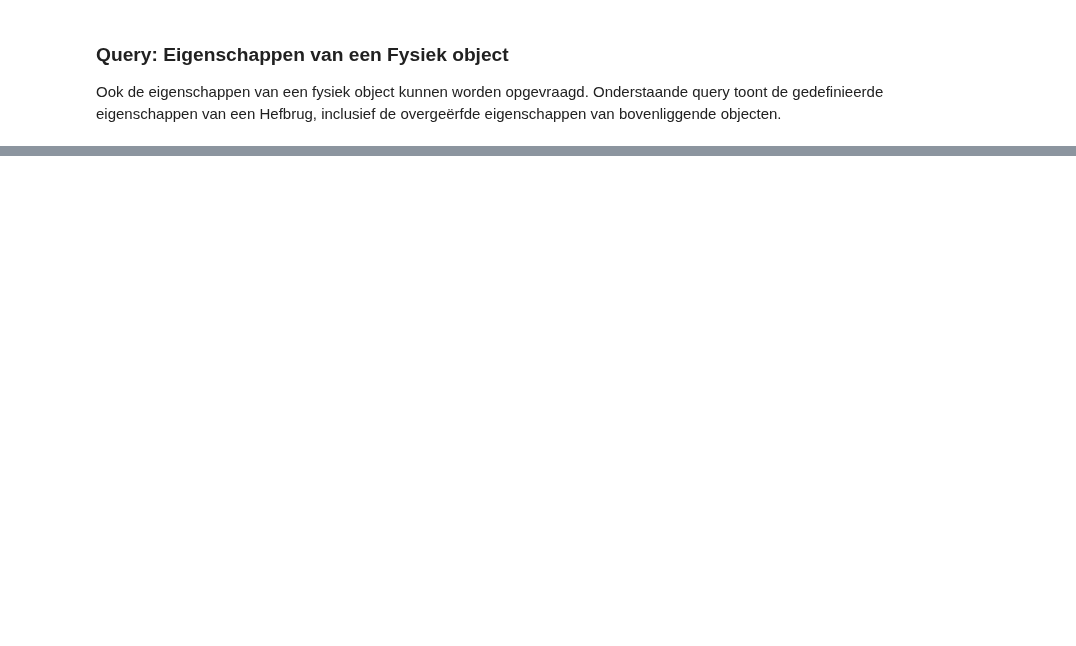
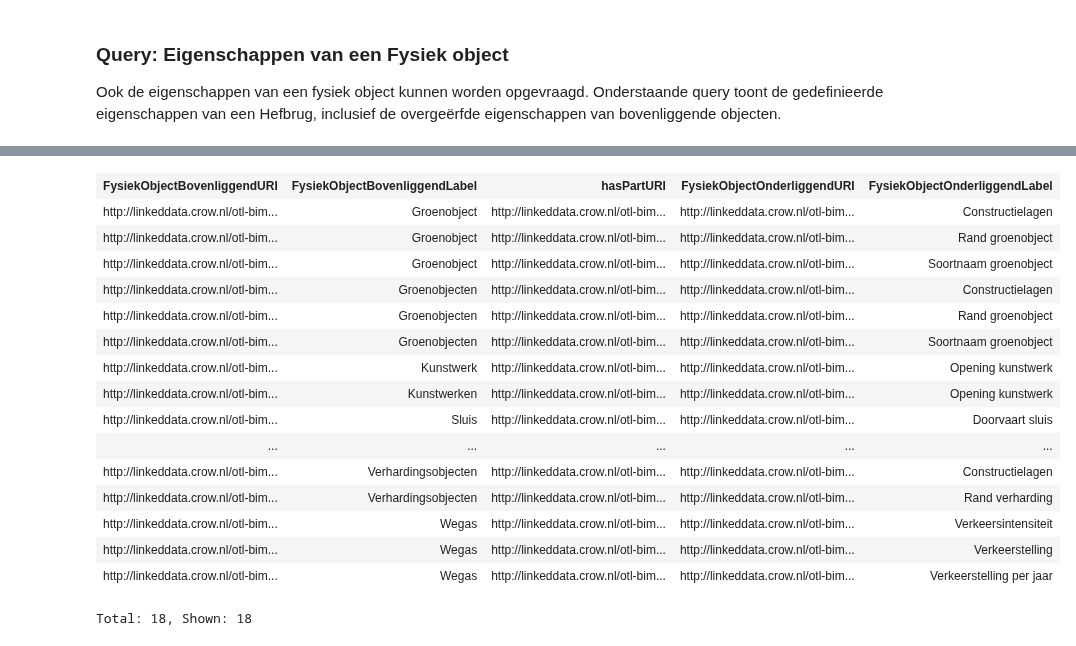
Before and after one commit to Stichting-CROW/imbor, a Jupyter notebook: docs/SPARQL-voorbeelden.ipynb, the cells around one changed output, grey strips where cells are left out. Saved outputs shown, nothing was run; the diff lists cells and outputs as text; code cells hidden in the pictures; blank space fills up the shorter version.

```diff
--- a/docs/SPARQL-voorbeelden.ipynb
+++ b/docs/SPARQL-voorbeelden.ipynb
@@ -246,0 +223,37 @@ Total: 18, Shown: 18
+# %%
+PREFIX rdfs: <http://www.w3.org/2000/01/rdf-schema#>
+PREFIX bs: <https://w3id.org/de/basicsemantics#>
+PREFIX skos: <http://www.w3.org/2004/02/skos/core#>
+
+SELECT ?FysiekObjectBovenliggendURI ?FysiekObjectBovenliggendLabel ?hasPartURI ?FysiekObjectOnderliggendURI ?FysiekObjectOnderliggendLabel
+WHERE {
+# Selecteer alleen properties die een specialisatie zijn van hasPart uit de NTA8035 ...
+    ?hasPartURI rdfs:subPropertyOf bs:hasPart .
+
+# ... en vanaf welk object die relatie loopt ...
+    ?hasPartURI rdfs:domain ?FysiekObjectBovenliggendURI .
+# ... en naar welk object die relatie loopt ...
+    ?hasPartURI rdfs:range ?FysiekObjectOnderliggendURI .
+# ... en laat de preferred labels van de objecten zien ...
+    ?FysiekObjectBovenliggendURI skos:prefLabel ?FysiekObjectBovenliggendLabel .
+    ?FysiekObjectOnderliggendURI skos:prefLabel ?FysiekObjectOnderliggendLabel .
+}
+ORDER BY ?FysiekObjectBovenliggendLabel ?FysiekObjectOnderliggendLabel
+# %% [output]
+| FysiekObjectBovenliggendURI | FysiekObjectBovenliggendLabel | hasPartURI | FysiekObjectOnderliggendURI | FysiekObjectOnderliggendLabel |
+| http://linkeddata.crow.nl/otl-bim... | Groenobject | http://linkeddata.crow.nl/otl-bim... | http://linkeddata.crow.nl/otl-bim... | Constructielagen |
+| http://linkeddata.crow.nl/otl-bim... | Groenobject | http://linkeddata.crow.nl/otl-bim... | http://linkeddata.crow.nl/otl-bim... | Rand groenobject |
+| http://linkeddata.crow.nl/otl-bim... | Groenobject | http://linkeddata.crow.nl/otl-bim... | http://linkeddata.crow.nl/otl-bim... | Soortnaam groenobject |
+| http://linkeddata.crow.nl/otl-bim... | Groenobjecten | http://linkeddata.crow.nl/otl-bim... | http://linkeddata.crow.nl/otl-bim... | Constructielagen |
+| http://linkeddata.crow.nl/otl-bim... | Groenobjecten | http://linkeddata.crow.nl/otl-bim... | http://linkeddata.crow.nl/otl-bim... | Rand groenobject |
+| http://linkeddata.crow.nl/otl-bim... | Groenobjecten | http://linkeddata.crow.nl/otl-bim... | http://linkeddata.crow.nl/otl-bim... | Soortnaam groenobject |
+| http://linkeddata.crow.nl/otl-bim... | Kunstwerk | http://linkeddata.crow.nl/otl-bim... | http://linkeddata.crow.nl/otl-bim... | Opening kunstwerk |
+| http://linkeddata.crow.nl/otl-bim... | Kunstwerken | http://linkeddata.crow.nl/otl-bim... | http://linkeddata.crow.nl/otl-bim... | Opening kunstwerk |
+| http://linkeddata.crow.nl/otl-bim... | Sluis | http://linkeddata.crow.nl/otl-bim... | http://linkeddata.crow.nl/otl-bim... | Doorvaart sluis |
+| ... | ... | ... | ... | ... |
+| http://linkeddata.crow.nl/otl-bim... | Verhardingsobjecten | http://linkeddata.crow.nl/otl-bim... | http://linkeddata.crow.nl/otl-bim... | Constructielagen |
+| http://linkeddata.crow.nl/otl-bim... | Verhardingsobjecten | http://linkeddata.crow.nl/otl-bim... | http://linkeddata.crow.nl/otl-bim... | Rand verharding |
+| http://linkeddata.crow.nl/otl-bim... | Wegas | http://linkeddata.crow.nl/otl-bim... | http://linkeddata.crow.nl/otl-bim... | Verkeersintensiteit |
+| http://linkeddata.crow.nl/otl-bim... | Wegas | http://linkeddata.crow.nl/otl-bim... | http://linkeddata.crow.nl/otl-bim... | Verkeerstelling |
+| http://linkeddata.crow.nl/otl-bim... | Wegas | http://linkeddata.crow.nl/otl-bim... | http://linkeddata.crow.nl/otl-bim... | Verkeerstelling per jaar |
+Total: 18, Shown: 18
```
Also changed, not shown: parts of 13 cells of this notebook.
